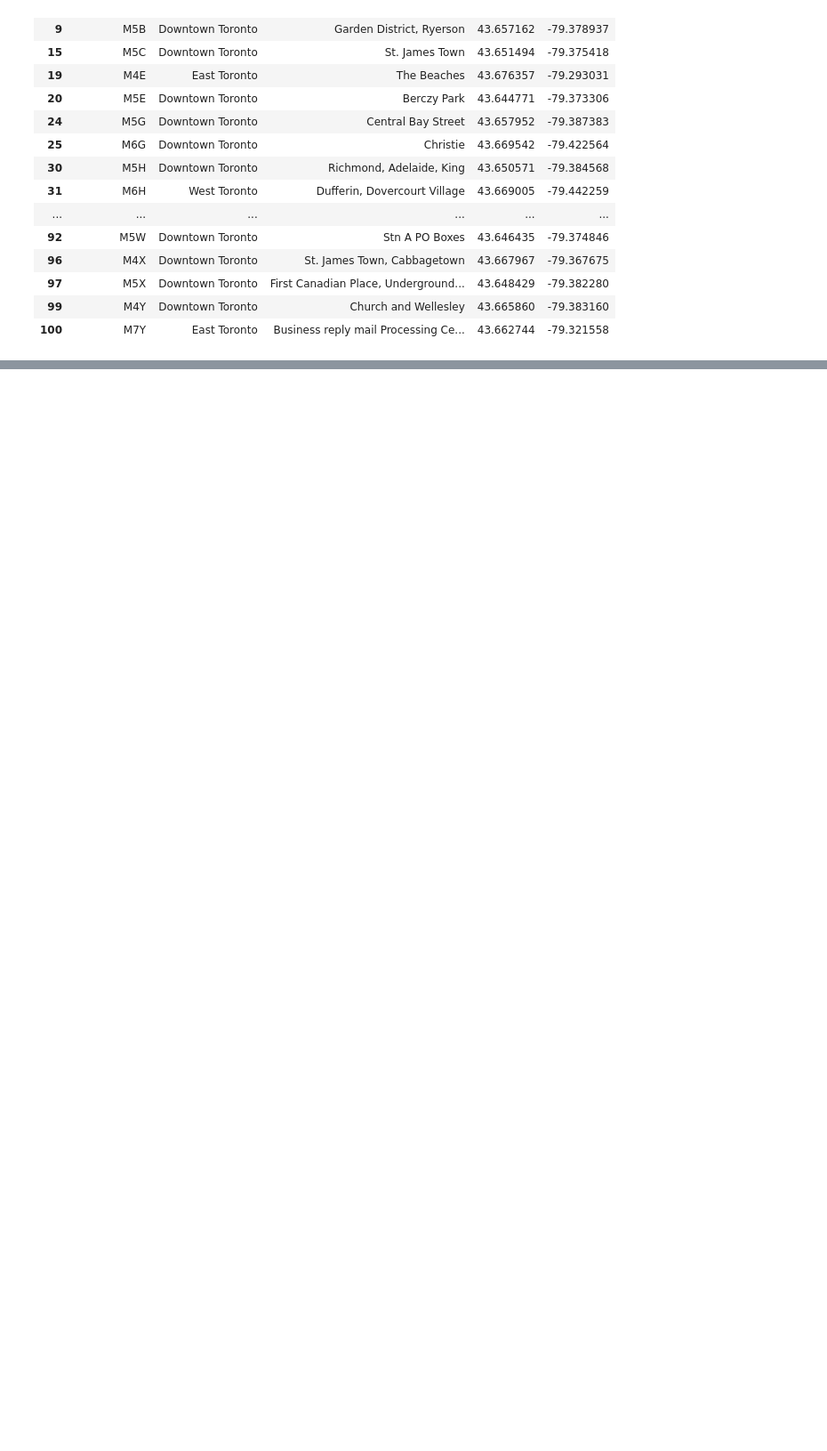
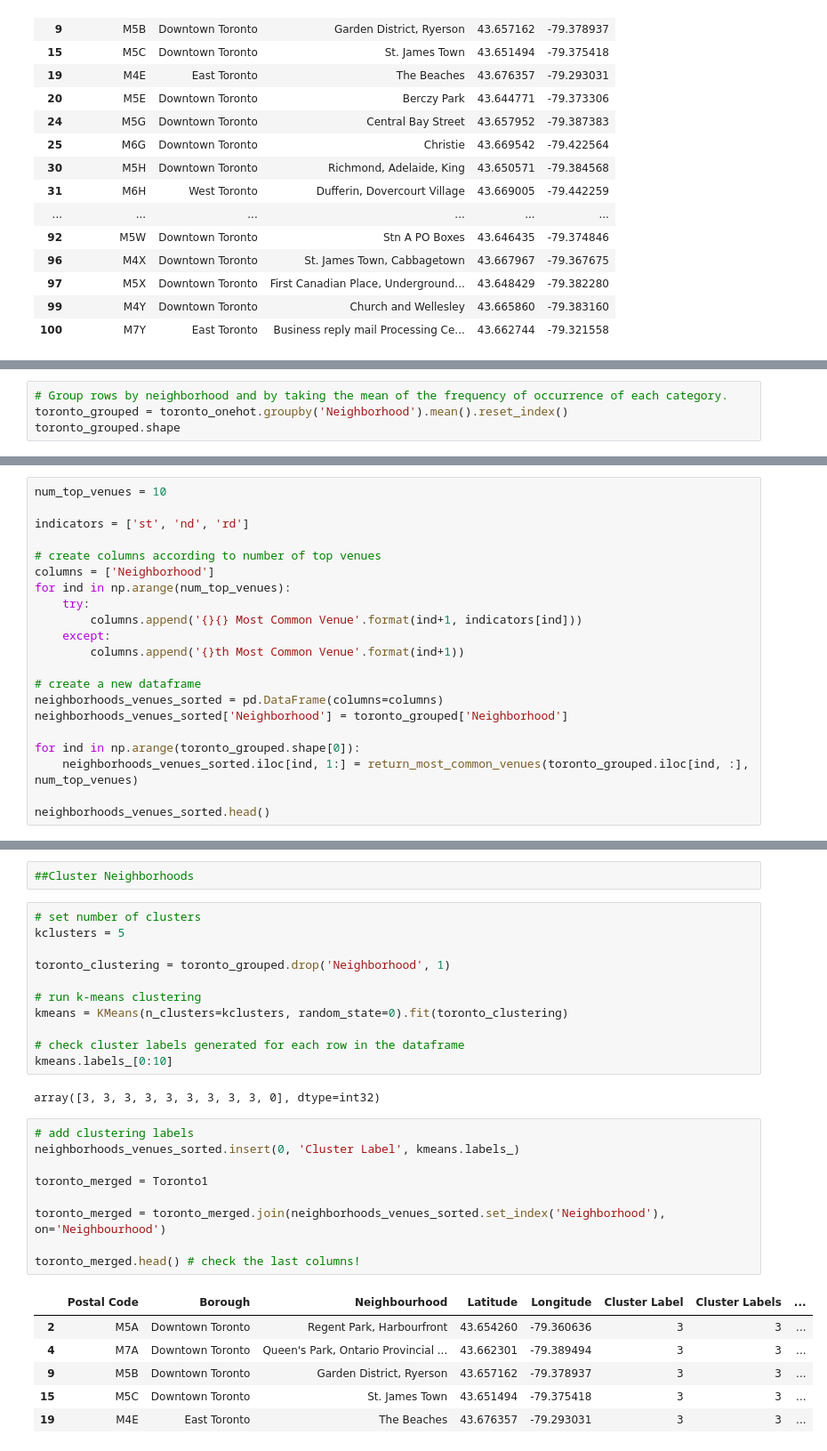
Before and after one commit to lmantilla051964/Segmenting-and-Clustering-Neighbourhoods-in-Toronto-LM, a Jupyter notebook: Segmenting and Clustering Neighborhoods in Toronto.ipynb, the cells around one changed output, grey strips where cells are left out. Shown at 89% size. Drawn from its saved outputs; the diff is of its cells as text; blank space fills up the shorter version.

```diff
--- a/Segmenting and Clustering Neighborhoods in Toronto.ipynb
+++ b/Segmenting and Clustering Neighborhoods in Toronto.ipynb
@@ -194,0 +376,4 @@ Toronto1
+# %%
+# Group rows by neighborhood and by taking the mean of the frequency of occurrence of each category.
+toronto_grouped = toronto_onehot.groupby('Neighborhood').mean().reset_index()
+toronto_grouped.shape
@@ -194,0 +391,21 @@ Toronto1
+# %%
+num_top_venues = 10
+
+indicators = ['st', 'nd', 'rd']
+
+# create columns according to number of top venues
+columns = ['Neighborhood']
+for ind in np.arange(num_top_venues):
+    try:
+        columns.append('{}{} Most Common Venue'.format(ind+1, indicators[ind]))
+    except:
+        columns.append('{}th Most Common Venue'.format(ind+1))
+
+# create a new dataframe
+neighborhoods_venues_sorted = pd.DataFrame(columns=columns)
+neighborhoods_venues_sorted['Neighborhood'] = toronto_grouped['Neighborhood']
+
+for ind in np.arange(toronto_grouped.shape[0]):
+    neighborhoods_venues_sorted.iloc[ind, 1:] = return_most_common_venues(toronto_grouped.iloc[ind, :], num_top_venues)
+
+neighborhoods_venues_sorted.head()
@@ -194,0 +419,31 @@ Toronto1
+# %%
+##Cluster Neighborhoods
+# %%
+# set number of clusters
+kclusters = 5
+
+toronto_clustering = toronto_grouped.drop('Neighborhood', 1)
+
+# run k-means clustering
+kmeans = KMeans(n_clusters=kclusters, random_state=0).fit(toronto_clustering)
+
+# check cluster labels generated for each row in the dataframe
+kmeans.labels_[0:10]
+# %% [output]
+array([3, 3, 3, 3, 3, 3, 3, 3, 3, 0], dtype=int32)
+# %%
+# add clustering labels
+neighborhoods_venues_sorted.insert(0, 'Cluster Label', kmeans.labels_)
+
+toronto_merged = Toronto1
+
+toronto_merged = toronto_merged.join(neighborhoods_venues_sorted.set_index('Neighborhood'), on='Neighbourhood')
+
+toronto_merged.head() # check the last columns!
+# %% [output]
+|  | Postal Code | Borough | Neighbourhood | Latitude | Longitude | Cluster Label | Cluster Labels | ... |
+| 2 | M5A | Downtown Toronto | Regent Park, Harbourfront | 43.654260 | -79.360636 | 3 | 3 | ... |
+| 4 | M7A | Downtown Toronto | Queen's Park, Ontario Provincial ... | 43.662301 | -79.389494 | 3 | 3 | ... |
+| 9 | M5B | Downtown Toronto | Garden District, Ryerson | 43.657162 | -79.378937 | 3 | 3 | ... |
+| 15 | M5C | Downtown Toronto | St. James Town | 43.651494 | -79.375418 | 3 | 3 | ... |
+| 19 | M4E | East Toronto | The Beaches | 43.676357 | -79.293031 | 3 | 3 | ... |
```
Also changed, not shown: parts of 19 cells of this notebook.
